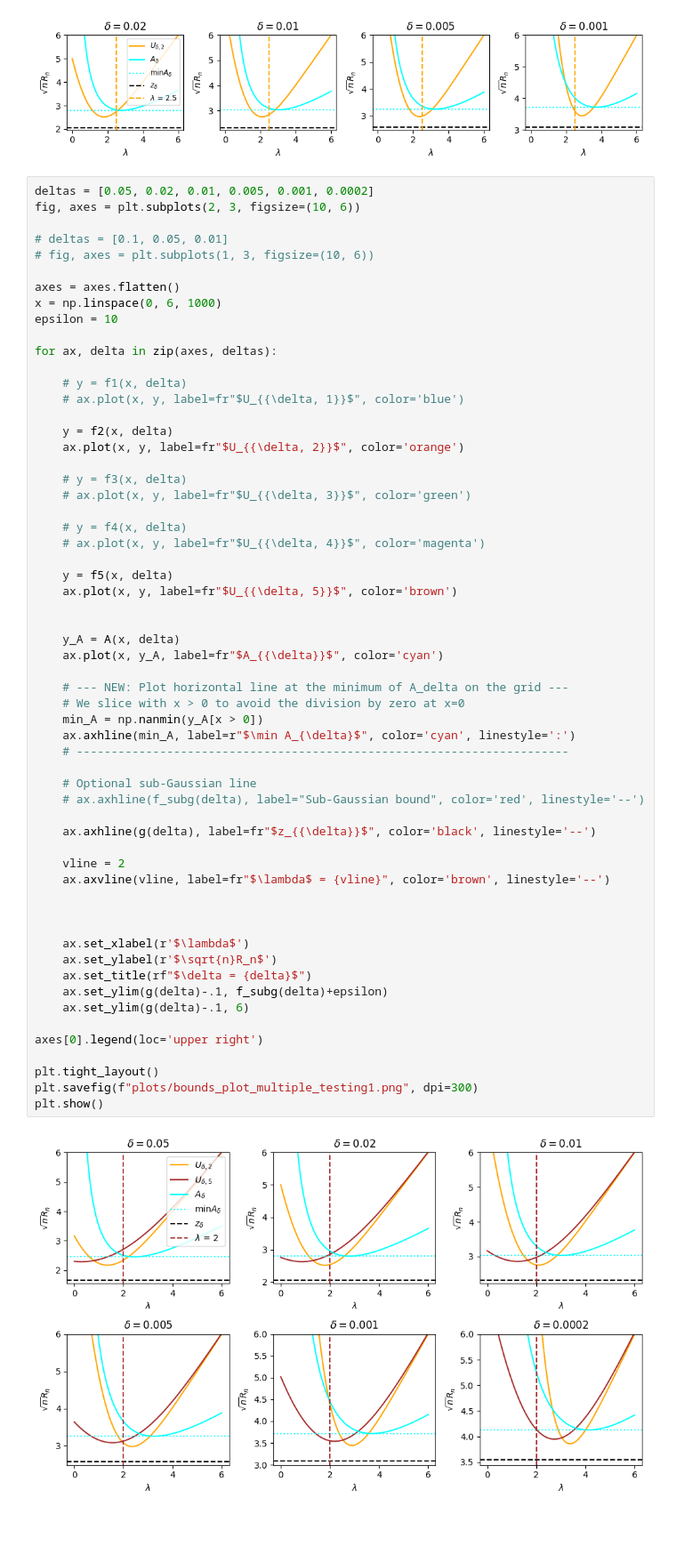
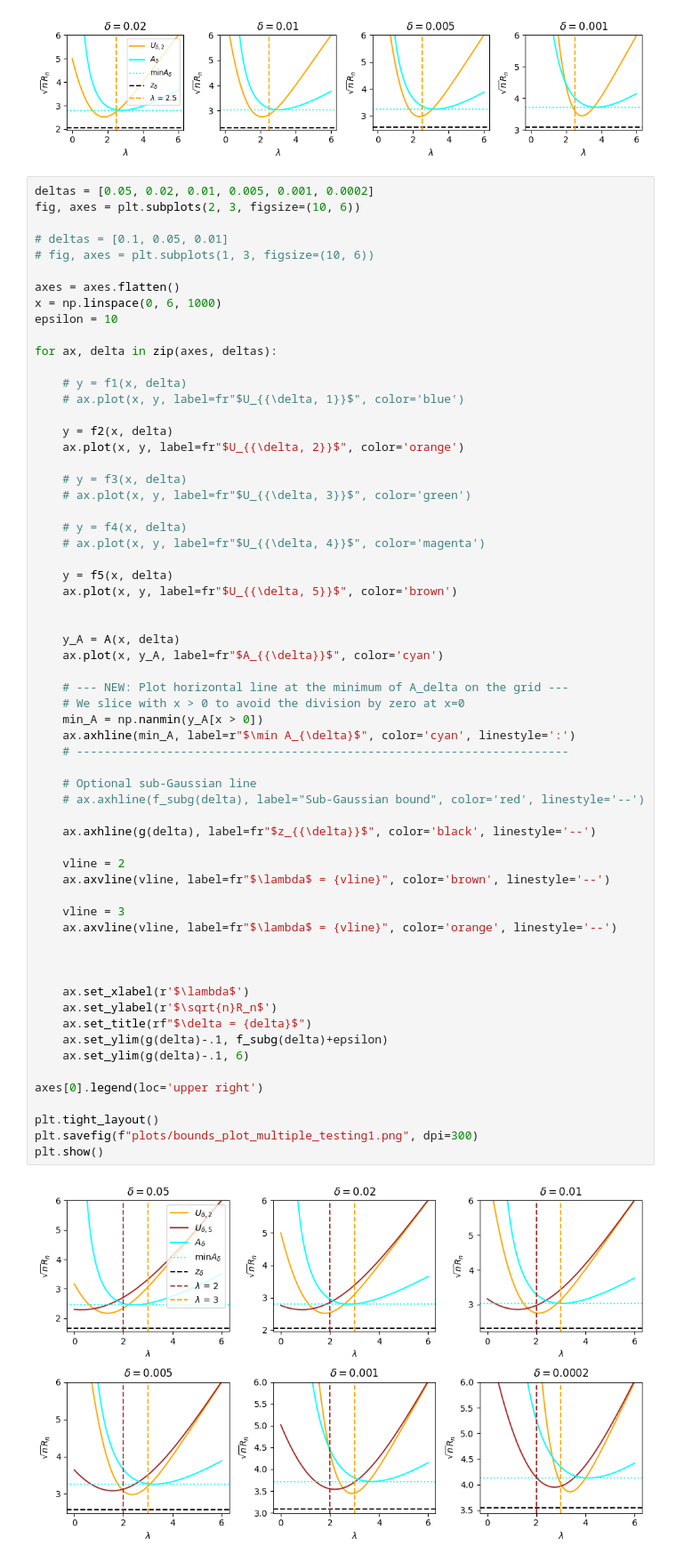
Before and after one commit to DMartinezT/bentkus_evalues, a Jupyter notebook: bentkus_evariable.ipynb, the cells around one changed output. Shown at 89% size. Cells and saved outputs as stored; diff of their text form; blank space fills up the shorter version.

```diff
--- a/bentkus_evariable.ipynb
+++ b/bentkus_evariable.ipynb
@@ -364,31 +364,34 @@ for ax, delta in zip(axes, deltas):
     ax.plot(x, y_A, label=fr"$A_{{\delta}}$", color='cyan')
 
     # --- NEW: Plot horizontal line at the minimum of A_delta on the grid ---
     # We slice with x > 0 to avoid the division by zero at x=0
     min_A = np.nanmin(y_A[x > 0])
     ax.axhline(min_A, label=r"$\min A_{\delta}$", color='cyan', linestyle=':')
     # -----------------------------------------------------------------------
 
     # Optional sub-Gaussian line
     # ax.axhline(f_subg(delta), label="Sub-Gaussian bound", color='red', linestyle='--')
 
     ax.axhline(g(delta), label=fr"$z_{{\delta}}$", color='black', linestyle='--')
 
     vline = 2
     ax.axvline(vline, label=fr"$\lambda$ = {vline}", color='brown', linestyle='--')
 
+    vline = 3
+    ax.axvline(vline, label=fr"$\lambda$ = {vline}", color='orange', linestyle='--')
+
 
 
     ax.set_xlabel(r'$\lambda$')
     ax.set_ylabel(r'$\sqrt{n}R_n$')
     ax.set_title(rf"$\delta = {delta}$")
     ax.set_ylim(g(delta)-.1, f_subg(delta)+epsilon)
     ax.set_ylim(g(delta)-.1, 6)
 
 axes[0].legend(loc='upper right')
 
 plt.tight_layout()
 plt.savefig(f"plots/bounds_plot_multiple_testing1.png", dpi=300)
 plt.show()
 # %% [output]
-[figure, old version]
+[figure, new version]
```
Also changed, not shown: 1 other file.
